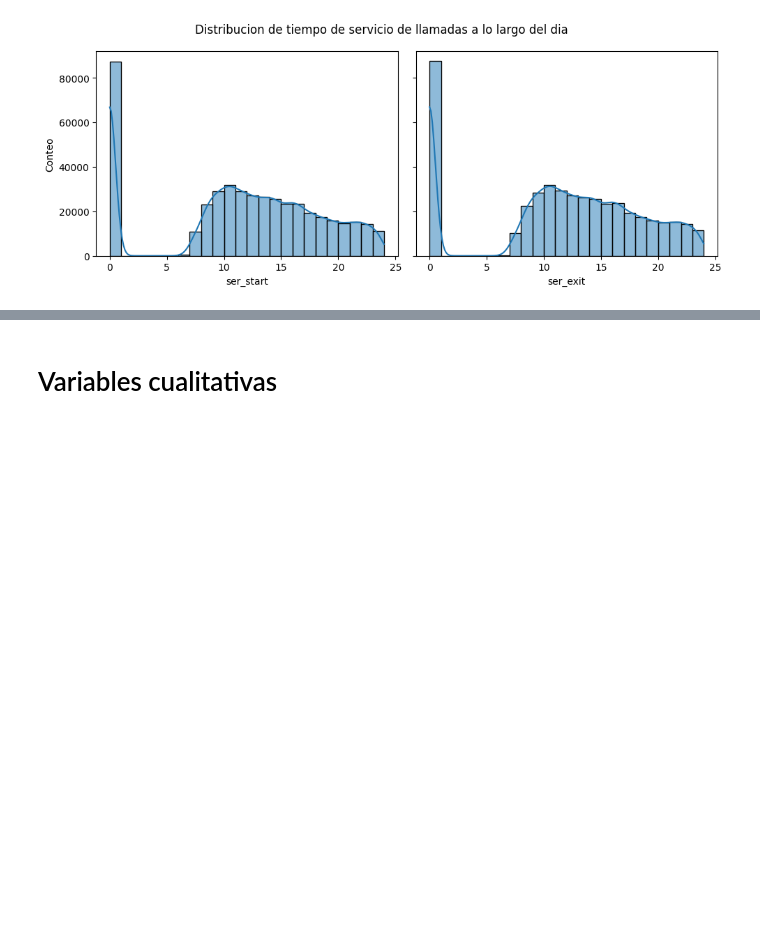
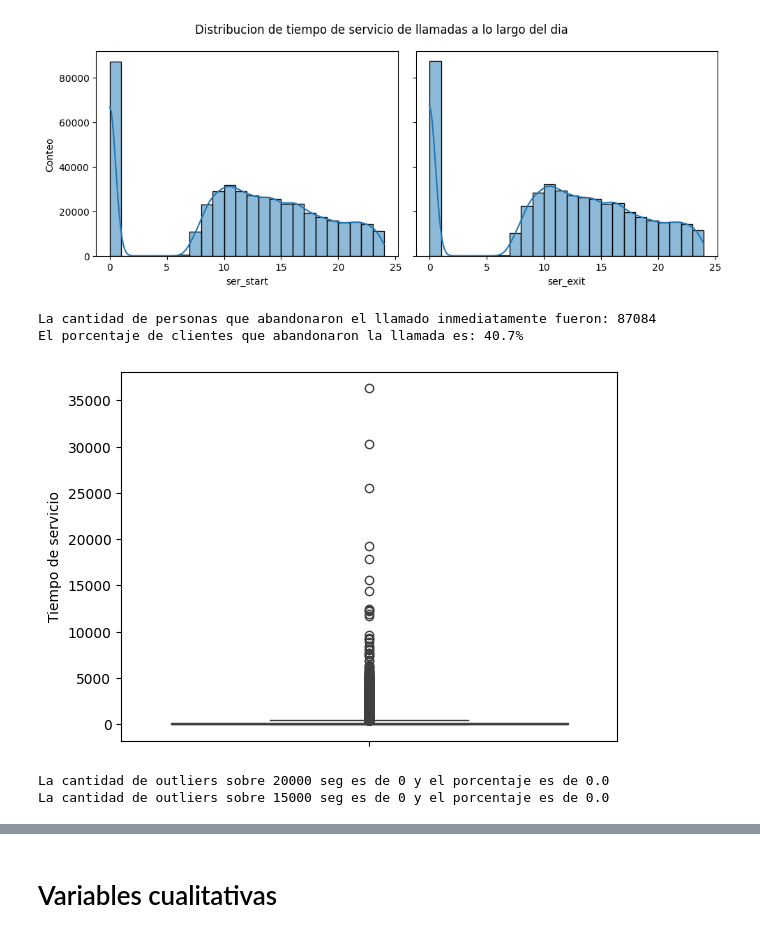
Before and after one commit to ASGuzman/Proyecto, a Jupyter notebook: Notebook.ipynb, the cells around one changed output, grey strips where cells are left out. Drawn from its saved outputs; the diff is of its cells as text; code cells hidden in the pictures; blank space fills up the shorter version.

```diff
--- a/Notebook.ipynb
+++ b/Notebook.ipynb
@@ -341,3 +376,28 @@ plt.tight_layout()
 plt.show()
 # %% [output]
 [figure]
+# %%
+conteo_medianoche2 = (archivo["ser_start"].dt.time == pd.to_datetime('00:00:00').time()).sum()
+total_llamadas = archivo["ser_start"].count()
+porcentaje_decortes = round(conteo_medianoche / total_llamadas * 100, 2)
+print(f"La cantidad de personas que abandonaron el llamado inmediatamente fueron: {conteo_medianoche2}")
+print(f"El porcentaje de clientes que abandonaron la llamada es: {porcentaje_decortes}%")
+# %% [output]
+La cantidad de personas que abandonaron el llamado inmediatamente fueron: 87084
+El porcentaje de clientes que abandonaron la llamada es: 40.7%
+# %%
+sns.boxplot(data=archivo, y="ser_time")
+plt.ylabel("Tiempo de servicio")
+plt.show()
+# %% [output]
+[figure, added]
+# %%
+cuenta_outliers3= (archivo["ser_time"]>20000).sum()
+porc_outliers3= round((cuenta_outliers3/archivo["ser_time"].count())*100,2)
+print(f"La cantidad de outliers sobre 20000 seg es de {cuenta_outliers3} y el porcentaje es de {porc_outliers3}")
+cuenta_outliers4= (archivo["ser_time"]>10000).sum()
+porc_outliers4= round((cuenta_outliers4/archivo["ser_time"].count())*100,2)
+print(f"La cantidad de outliers sobre 15000 seg es de {cuenta_outliers4} y el porcentaje es de {porc_outliers4}")
+# %% [output]
+La cantidad de outliers sobre 20000 seg es de 0 y el porcentaje es de 0.0
+La cantidad de outliers sobre 15000 seg es de 0 y el porcentaje es de 0.0
```
Also changed, not shown: parts of 16 cells of this notebook.
